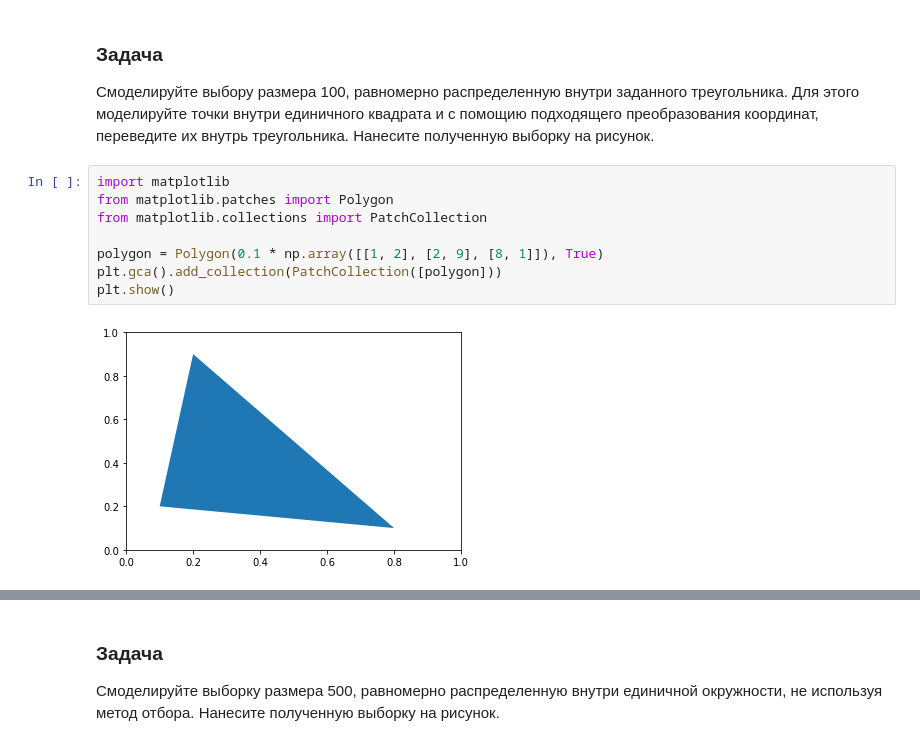
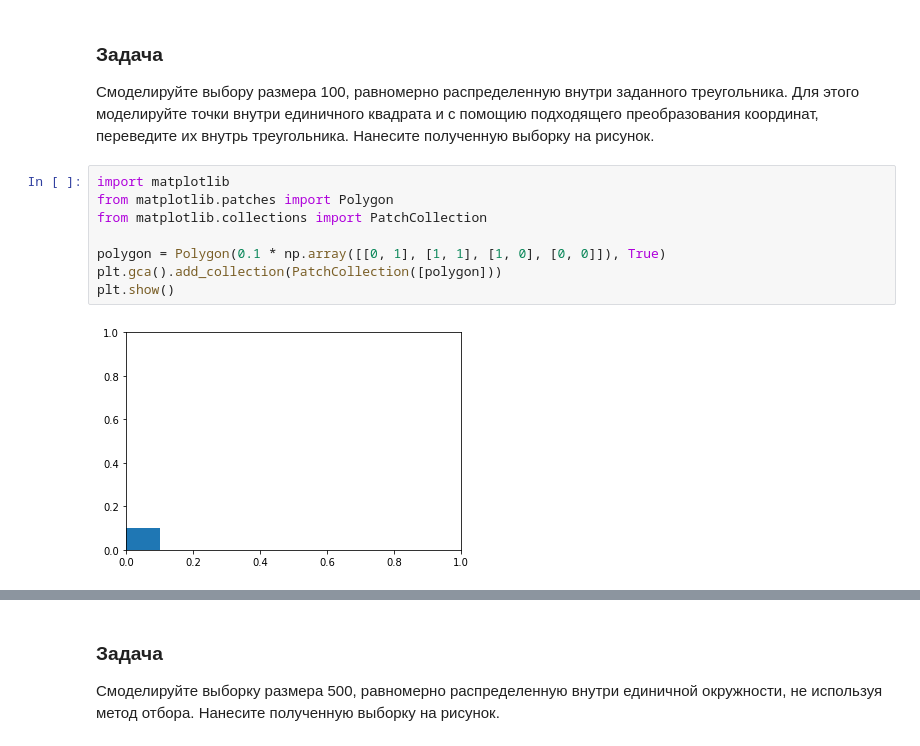
Before and after one commit to alekseevAI/hello-world, a Jupyter notebook: STATPRAK5.ipynb, the cells around one changed output, grey strips where cells are left out. Drawn from its saved outputs; the diff is of its cells as text.

```diff
--- a/STATPRAK5.ipynb
+++ b/STATPRAK5.ipynb
@@ -158,13 +158,13 @@ plt.show()
 # %%
 import matplotlib
 from matplotlib.patches import Polygon
 from matplotlib.collections import PatchCollection
 
-polygon = Polygon(0.1 * np.array([[1, 2], [2, 9], [8, 1]]), True)
+polygon = Polygon(0.1 * np.array([[0, 1], [1, 1], [1, 0], [0, 0]]), True)
 plt.gca().add_collection(PatchCollection([polygon]))
 plt.show()
 # %% [output]
-[figure, old version]
+[figure, new version]
 # %%
 x = []
 y = []
```
Also changed, not shown: parts of 6 cells of this notebook.
